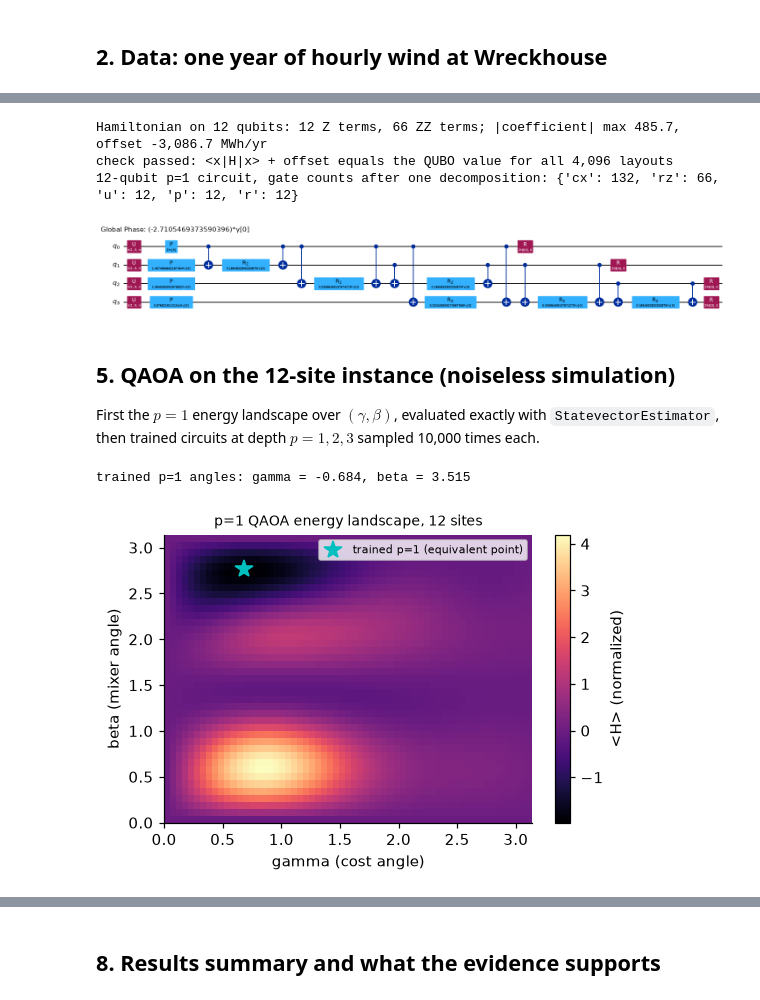
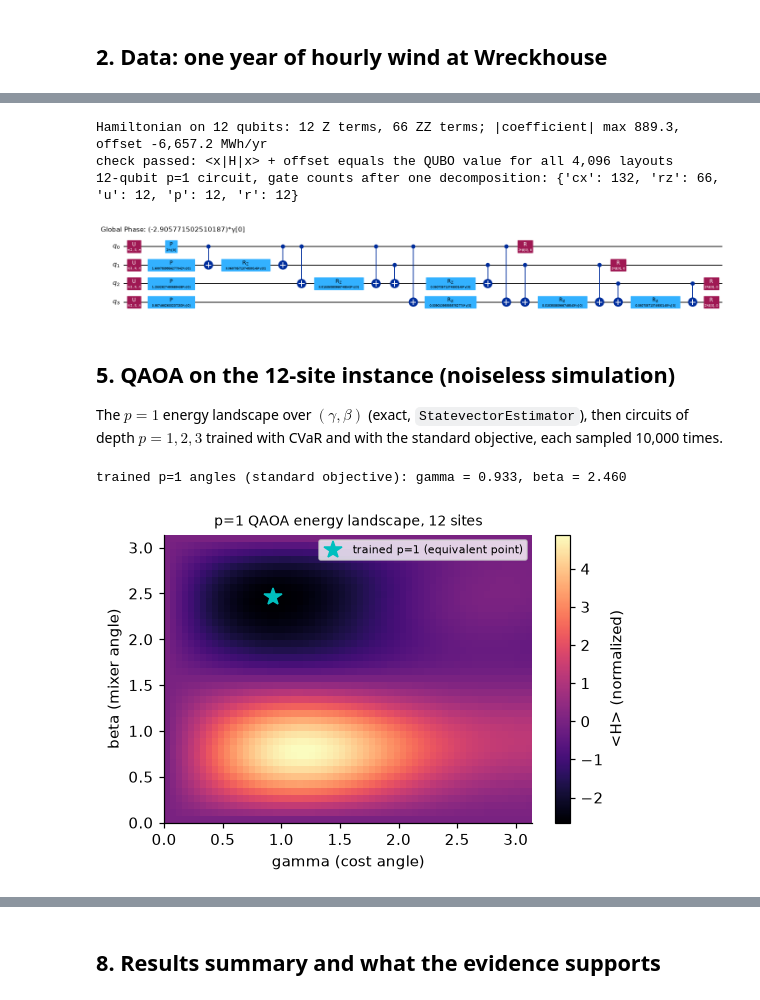
Before and after one commit to mrw-soumik/Qiskit-AI-Entanglers-, a Jupyter notebook: wakewise.ipynb, the cells around one changed output, grey strips where cells are left out. Saved outputs shown, nothing was run; the diff lists cells and outputs as text; code cells hidden in the pictures.

```diff
--- a/wakewise.ipynb
+++ b/wakewise.ipynb
@@ -41,17 +43,18 @@
 # %%
 import os, sys, json, platform, warnings
 import numpy as np, pandas as pd, matplotlib.pyplot as plt
-import qiskit, qiskit_aer, qiskit_ibm_runtime, scipy
+import qiskit, qiskit_aer, qiskit_ibm_runtime, scipy, py_wake
 import wakewise as ww
 
-warnings.filterwarnings("ignore", category=UserWarning)  # local simulators note that DD/twirling options don't apply
+warnings.filterwarnings("ignore")  # library deprecation notices and local-simulator option notices
 print(f"Python {sys.version.split()[0]} | {platform.system()} {platform.machine()}")
 print(f"qiskit {qiskit.__version__} | qiskit-aer {qiskit_aer.__version__} | qiskit-ibm-runtime {qiskit_ibm_runtime.__version__} "
-      f"| numpy {np.__version__} | scipy {scipy.__version__} | pandas {pd.__version__}")
+      f"| py_wake {py_wake.__version__} | numpy {np.__version__} | scipy {scipy.__version__} | pandas {pd.__version__}")
 
 RUN_HARDWARE = os.environ.get("RUN_HARDWARE") == "1"     # default: load saved hardware results
 SEED_STARTS, SEED_SAMPLER, SEED_NOISE = 7, 11, 42
-SHOTS_IDEAL, SHOTS_DEVICE = 10_000, 4_000
+SHOTS_IDEAL, SHOTS_DEVICE, ALPHA = 10_000, 4_000, 0.25
+HOME_MWH = 17.0   # NL household electricity use, about 1,400-1,500 kWh/month (NL Government, 2026)
 FIG = ww.ROOT / "figures"; FIG.mkdir(exist_ok=True)
 plt.rcParams.update({"figure.dpi": 110, "savefig.dpi": 220, "axes.spines.top": False, "axes.spines.right": False})
 # %% [output]
@@ -200,7 +226,6 @@ with $f(x) = \langle x|H|x\rangle + \text{offset}$. The wake physics *is* the $Z
 
 **Metrics.** $P(\text{opt})$: probability that a shot returns an optimal layout. *Gap closed* $= (f_\text{random} - \langle f\rangle_\text{samples}) / (f_\text{random} - f^*)$: 0 means no better than uniform random guessing, 1 means always optimal. $N_{95}$: shots needed to see the optimum at least once with 95% probability, $\ln 0.05 / \ln(1 - P(\text{opt}))$.
 # %%
-d = inst["main_12"]
 H, offset = ww.qubo_to_ising(d["lin"], d["W"])
 scale = np.abs(H.coeffs).max()
 Hn = H / scale                      # normalized for training; same minimizer
@@ -213,59 +238,66 @@ print("12-qubit p=1 circuit, gate counts after one decomposition:", dict(ww.qaoa
 H4, _ = ww.qubo_to_ising(d["lin"][:4], d["W"][:4, :4])   # 4-site slice, only to show the circuit structure
 ww.qaoa_circuit(H4 / np.abs(H4.coeffs).max(), 1).decompose().draw("mpl", fold=-1, scale=0.6)
 # %% [output]
-Hamiltonian on 12 qubits: 12 Z terms, 66 ZZ terms; |coefficient| max 485.7, offset -3,086.7 MWh/yr
+Hamiltonian on 12 qubits: 12 Z terms, 66 ZZ terms; |coefficient| max 889.3, offset -6,657.2 MWh/yr
 check passed: <x|H|x> + offset equals the QUBO value for all 4,096 layouts
 12-qubit p=1 circuit, gate counts after one decomposition: {'cx': 132, 'rz': 66, 'u': 12, 'p': 12, 'r': 12}
 [figure]
 # %% [markdown]
 ## 5. QAOA on the 12-site instance (noiseless simulation)
 
-First the $p=1$ energy landscape over $(\gamma, \beta)$, evaluated exactly with `StatevectorEstimator`, then trained circuits at depth $p = 1, 2, 3$ sampled 10,000 times each.
+The $p=1$ energy landscape over $(\gamma, \beta)$ (exact, `StatevectorEstimator`), then circuits of depth $p = 1, 2, 3$ trained with CVaR and with the standard objective, each sampled 10,000 times.
 # %%
 from qiskit.primitives import StatevectorEstimator
 ans1 = ww.qaoa_circuit(Hn, 1)                       # parameters ordered [beta, gamma]
 gammas, betas = np.linspace(0, np.pi, 61), np.linspace(0, np.pi, 41)   # e^{-i beta sum X} has period pi in beta
 grid_params = np.array([[b, g] for b in betas for g in gammas])
 landscape = StatevectorEstimator().run([(ans1, Hn, grid_params)]).result()[0].data.evs.reshape(len(betas), len(gammas))
 
-qaoa = {}
+qaoa, standard = {}, {}
 for p in [1, 2, 3]:
     ans = ww.qaoa_circuit(Hn, p)
-    best, start_values = ww.train_qaoa(ans, Hn, starts=5, seed=SEED_STARTS)
+    best, _ = ww.train_qaoa(ans, Hn, starts=5, seed=SEED_STARTS, values=d["values"], alpha=ALPHA)
     counts = ww.ideal_counts(ans, best.x, shots=SHOTS_IDEAL, seed=SEED_SAMPLER)
-    qaoa[p] = dict(params=best.x, energy=best.fun, starts=start_values, counts=counts,
-                   **ww.summarize(counts, d["lin"], d["W"], d["f_opt"], d["f_rand"]))
+    qaoa[p] = dict(params=best.x, counts=counts, **ww.summarize(counts, d["lin"], d["W"], d["f_opt"], d["f_rand"]))
+    best_e, _ = ww.train_qaoa(ans, Hn, starts=5, seed=SEED_STARTS)
+    counts_e = ww.ideal_counts(ans, best_e.x, shots=SHOTS_IDEAL, seed=SEED_SAMPLER)
+    standard[p] = dict(params=best_e.x, **ww.summarize(counts_e, d["lin"], d["W"], d["f_opt"], d["f_rand"]))
 
 fig, ax = plt.subplots(figsize=(5.4, 3.4))
 im = ax.imshow(landscape, origin="lower", aspect="auto", extent=[0, np.pi, 0, np.pi], cmap="magma")
-b1, g1 = qaoa[1]["params"]
-print(f"trained p=1 angles: gamma = {g1:.3f}, beta = {b1:.3f}")
+b1, g1 = standard[1]["params"]
+print(f"trained p=1 angles (standard objective): gamma = {g1:.3f}, beta = {b1:.3f}")
 if g1 < 0:                      # H is real, so (gamma, beta) and (-gamma, -beta) give the same energy
     g1, b1 = -g1, -b1
 if 0 <= g1 <= np.pi:
     ax.plot(g1, b1 % np.pi, "c*", ms=12, label="trained p=1 (equivalent point)")
-ax.set_xlabel("gamma (cost angle)"); ax.set_ylabel("beta (mixer angle)"); ax.legend(fontsize=7, loc="upper right")
+    ax.legend(fontsize=7, loc="upper right")
+ax.set_xlabel("gamma (cost angle)"); ax.set_ylabel("beta (mixer angle)")
 fig.colorbar(im, label="<H> (normalized)"); ax.set_title("p=1 QAOA energy landscape, 12 sites", fontsize=9)
 fig.savefig(FIG / "landscape.png", bbox_inches="tight"); plt.show()
 
-n12 = 12
 n_opt_states = int(np.isclose(d["values"], d["f_opt"]).sum())
-p_rand = n_opt_states / 2 ** n12
-n95 = lambda p: np.log(0.05) / np.log1p(-p) if p > 0 else np.inf
+p_rand = n_opt_states / 2 ** 12
+n95 = lambda q: np.log(0.05) / np.log1p(-q) if q > 0 else np.inf
 def beats_greedy(counts):
     states = np.array([int(s) for s in counts]); w = np.array(list(counts.values()), float)
     return float(w[d["values"][states] < d["f_gr"] - 1e-9].sum() / w.sum())
 
-rows = [{"method": "uniform random (control)", "P(opt)": p_rand, "P(opt) within 100 shots": 1 - (1 - p_rand) ** 100,
+rows = [{"method": "uniform random (control)", "P(opt)": p_rand, "x random": 1.0, "P(opt) within 100 shots": 1 - (1 - p_rand) ** 100,
          "P(sample beats greedy)": float((d["values"] < d["f_gr"] - 1e-9).mean()), "gap closed": 0.0, "N95 shots": n95(p_rand)}]
 for p, r in qaoa.items():
-    rows.append({"method": f"QAOA p={p} (ideal)", "P(opt)": r["p_opt"], "P(opt) within 100 shots": 1 - (1 - r["p_opt"]) ** 100,
-                 "P(sample beats greedy)": beats_greedy(r["counts"]), "gap closed": r["gap_closed"], "N95 shots": n95(r["p_opt"])})
-rows.append({"method": "greedy planner (one deterministic answer)", "P(opt)": 0.0, "P(opt) within 100 shots": 0.0,
+    rows.append({"method": f"QAOA p={p} (CVaR training)", "P(opt)": r["p_opt"], "x random": r["p_opt"] / p_rand,
+                 "P(opt) within 100 shots": 1 - (1 - r["p_opt"]) ** 100, "P(sample beats greedy)": beats_greedy(r["counts"]),
+                 "gap closed": r["gap_closed"], "N95 shots": n95(r["p_opt"])})
+for p, r in standard.items():
+    rows.append({"method": f"QAOA p={p} (standard training)", "P(opt)": r["p_opt"], "x random": r["p_opt"] / p_rand,
+                 "P(opt) within 100 shots": 1 - (1 - r["p_opt"]) ** 100, "P(sample beats greedy)": np.nan,
+                 "gap closed": r["gap_closed"], "N95 shots": n95(r["p_opt"])})
+rows.append({"method": "greedy planner (one deterministic answer)", "P(opt)": 0.0, "x random": 0.0, "P(opt) within 100 shots": 0.0,
              "P(sample beats greedy)": 0.0, "gap closed": (d["f_rand"] - d["f_gr"]) / (d["f_rand"] - d["f_opt"]), "N95 shots": np.inf})
 ideal_table = pd.DataFrame(rows).set_index("method")
-ideal_table.style.format({"P(opt)": "{:.2%}", "P(opt) within 100 shots": "{:.0%}", "P(sample beats greedy)": "{:.1%}",
-                          "gap closed": "{:.2f}", "N95 shots": "{:,.0f}"})
+ideal_table.style.format({"P(opt)": "{:.2%}", "x random": "{:,.0f}x", "P(opt) within 100 shots": "{:.0%}",
+                          "P(sample beats greedy)": "{:.1%}", "gap closed": "{:.2f}", "N95 shots": "{:,.0f}"}, na_rep="")
 # %% [output]
-trained p=1 angles: gamma = -0.684, beta = 3.515
+trained p=1 angles (standard objective): gamma = 0.933, beta = 2.460
-[figure, old version]
+[figure, new version]
```
Also changed, not shown: parts of 21 cells of this notebook, 17 other files.
